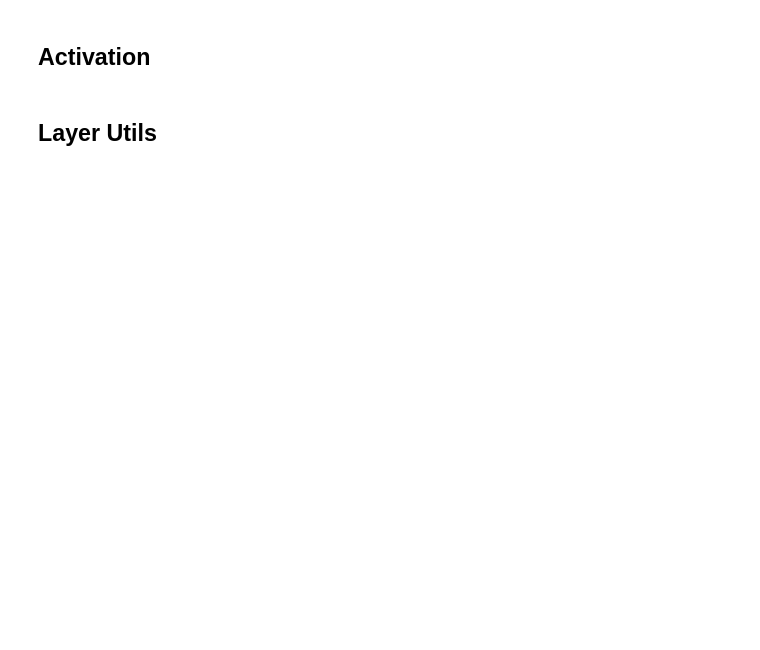
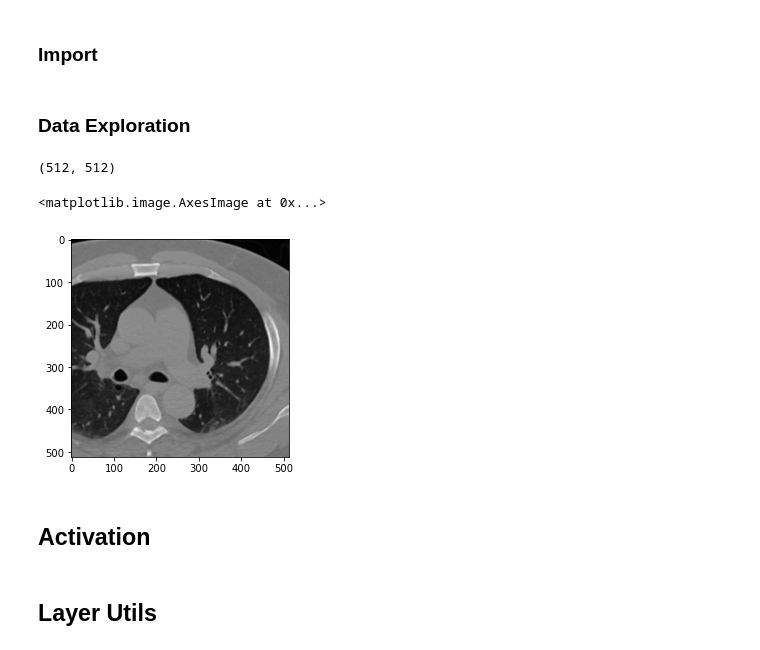
Before and after one commit to MIMIR-BIOMEDICAL/mobile-unetplusplus-cac-scoring, a Jupyter notebook: Development.ipynb, the cells around one changed output. Saved outputs shown, nothing was run; the diff lists cells and outputs as text; code cells hidden in the pictures; blank space fills up the shorter version.

```diff
--- a/Development.ipynb
+++ b/Development.ipynb
@@ -5,0 +12,2 @@
+# %% [markdown]
+### Import
@@ -5,0 +20,12 @@
+# %% [markdown]
+### Data Exploration
+# %%
+n="02"
+ds = dcmread(r"C:\Users\adity\OneDrive - Institut Teknologi Sepuluh Nopember\TA\cocacoronarycalciumandchestcts-2\Gated_release_final\patient\0\Pro_Gated_CS_3.0_I30f_3_70%\IM-6130-00"+n+".dcm")
+arr = ds.pixel_array
+print(arr.shape)
+plt.imshow(arr, cmap="gray")
+# %% [output]
+(512, 512)
+<matplotlib.image.AxesImage at 0x...>
+[figure, added]
```
Also changed, not shown: parts of 3 cells of this notebook, 1 other file.
